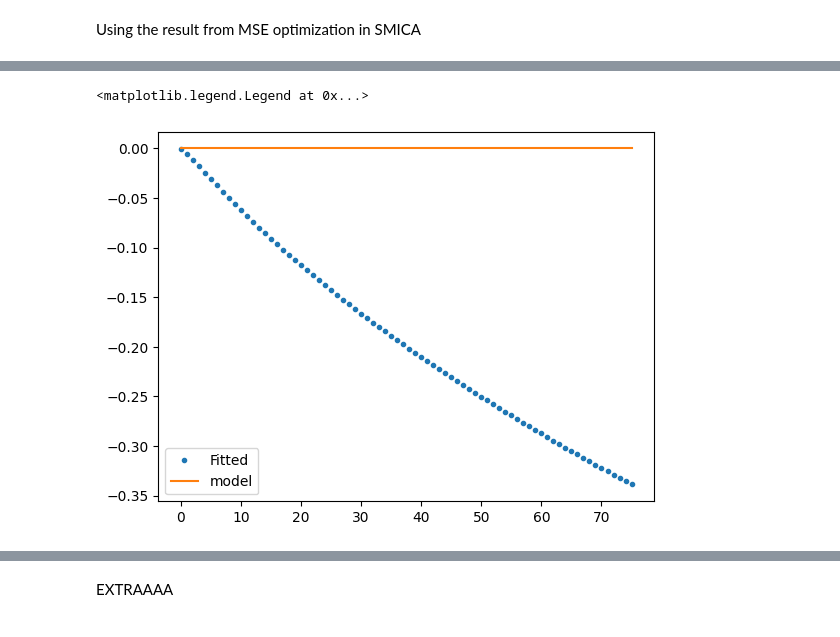
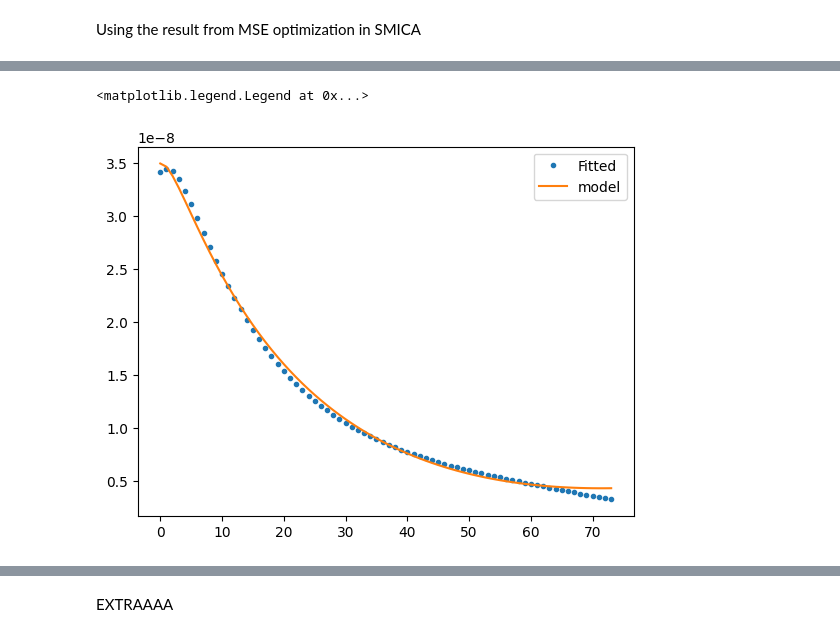
Before and after one commit to urwa99/MASS_Thesis, a Jupyter notebook: HI/SMICA_HI5.ipynb, the cells around one changed output, grey strips where cells are left out. Drawn from its saved outputs; the diff is of its cells as text; code cells hidden in the pictures.

```diff
--- a/HI/SMICA_HI5.ipynb
+++ b/HI/SMICA_HI5.ipynb
@@ -231,13 +269,11 @@ Normalizing
 # %%
-total=noise_diag + fgds_diag + C_diag
-
 def loss(a):
     a_mat = a.reshape((P + 1, Q + 1))  # reshape into coefficient matrix
     # a_mat=a_mat/np.linalg.norm(a_mat)
-    C_model = np.zeros((nell, nf))    # predicted covariance diagonal
+    C_model = np.zeros((nell, nfreqs))    # predicted covariance diagonal
     for p in range(P + 1):
         for q in range(Q + 1):
-            C_model += a_mat[p, q] * np.outer(log_l**p, Psi[q])
+            C_model += a_mat[p, q] * np.outer(log_ell**p, Psi[q])
     r = (((C_model + noise_diag + fgds_diag)/np.linalg.norm(total)- chat_diag)).reshape(-1)   #/np.linalg.norm(C_fit_diag)).reshape(-1)  # residual
     # r=X @ a - y  # residual vector
     return 0.5* np.dot(r, r)           # MSE
@@ -246,15 +282,15 @@ def loss(a):
 def grad_loss(a):
     a_mat = a.reshape((P + 1, Q + 1))
     # a_mat=a_mat/np.linalg.norm(a_mat)
-    C_model = np.zeros((nell, nf))
+    C_model = np.zeros((nell, nfreqs))
     for p in range(P + 1):
         for q in range(Q + 1):
-            C_model += a_mat[p, q] * np.outer(log_l**p, Psi[q])
+            C_model += a_mat[p, q] * np.outer(log_ell**p, Psi[q])
     r = ((C_model + noise_diag + fgds_diag)/np.linalg.norm(total) - chat_diag)
 
     grad = np.zeros_like(a_mat)
     for p in range(P + 1):
-        log_term = log_l**p  # shape (nell,)
+        log_term = log_ell**p  # shape (nell,)
         for q in range(Q + 1):
             psi_term = Psi[q]  # shape (nf,)
             grad[p, q] = np.sum(r * np.outer(log_term, psi_term))
@@ -266,7 +302,7 @@ np.float64(4.765118955961859e-05)
 # %%
 from scipy.optimize import minimize
 
-res1 = minimize(loss,10*a_vec,
+res1 = minimize(loss,3*a_vec,
                jac=grad_loss,
                method='BFGS',
                options={'disp': True, 'maxls':10000, 'maxfun': 600000,'ftol': 1e-1,'gtol': 1e-7, 'maxiter': 15000}) #, 'maxls':100,'xtol': 1e-15, 'gtol': 1e-15, 'verbose': 2
@@ -302,17 +338,17 @@ f=50
 # %%
 a_new = a_opt1.reshape((P+1, Q+1))
-C_new = np.zeros((nell, nf))
+C_new = np.zeros((nell, nfreqs))
 for p in range(P + 1):
     for q in range(Q + 1):
-        C_new += (a_new[p, q]) * np.outer(log_l**p, Psi[q])
+        C_new += (a_new[p, q]) * np.outer(log_ell**p, Psi[q])
 
-C_mse = np.zeros((nell, nf, nf))
+C_mse = np.zeros((nell, nfreqs, nfreqs))
 for i in range(nell):
     np.fill_diagonal(C_mse[i], C_new[i])
 
 plt.plot( C_mse[2:,f,f], '.',label='Fitted')
-plt.plot( C_fit[:,f, f],label='model')
-# plt.plot(hi_binned[2:,f, f],label='data')
+plt.plot( C_fit_binned[2:,f, f],label='model')
+# plt.plot(hi_binned[:,f, f],label='data')
 
 # plt.yscale('log')
 plt.legend()
@@ -427,10 +478,10 @@ Using the result from MSE optimization in SMICA
 # %%
 from scipy.optimize import minimize
 
-res2 = minimize(smica_loss,a_vec,
+res2 = minimize(smica_loss,res1.x,
                jac=jacobian,
                method='BFGS',
-               options={'disp': True, 'maxfun': 600000,'ftol': 1e-2, 'maxls':100000, 'gtol': 1e-2, 'maxiter': 1000, 'verbose':2}) #, 'maxls':100,'xtol': 1e-15, 'gtol': 1e-15, 'verbose': 2
+               options={'disp': True,'maxls':100000,'ftol':1e-6, 'gtol':1e-1,'xtol':1e-5, 'eps': 1e-1, 'maxiter': 10000, 'verbose':2}) #,'xtol':1e-5, 'eps': 1e-1, 'maxls':100,'xtol': 1e-15, 'gtol': 1e-15, 'verbose': 2  'maxfun': 600000,'ftol': 1e-2, 'maxls':100000, 'gtol': 1e-3,
 
 a_opt2 = res2.x.reshape((P+1, Q+1))
 # %% [output]
@@ -460,16 +511,19 @@ pprint(res2)
 # %%
-f=3
+f=24
 a_smica= a_opt2.reshape((P+1, Q+1))
-C_smica= np.zeros((nell, nf))
+C_smica_d= np.zeros((nell, nfreqs))
 for p in range(P + 1):
     for q in range(Q + 1):
-        C_smica += (a_smica[p, q]) * np.outer(log_l**p, Psi[q])
+        C_smica_d += (a_smica[p, q]) * np.outer(log_ell**p, Psi[q])
+C_smica = np.zeros((nell, nfreqs, nfreqs))
+for i in range(nell):
+    np.fill_diagonal(C_smica[i], C_smica_d[i])
 
 
-
-plt.plot( C_smica[:,f], '.',label='Fitted')
-plt.plot( C_fit_diag[:,f], label='model')
+plt.plot( C_smica[2:,f,f], '.',label='Fitted')
+plt.plot( C_fit_binned[2:,f,f], label='model')
+# plt.plot(hi_binned[:,f,f], label='data')
 plt.legend()
 # %% [output]
 <matplotlib.legend.Legend at 0x...>
-[figure, old version]
+[figure, new version]
```
Also changed, not shown: parts of 30 cells of this notebook.
